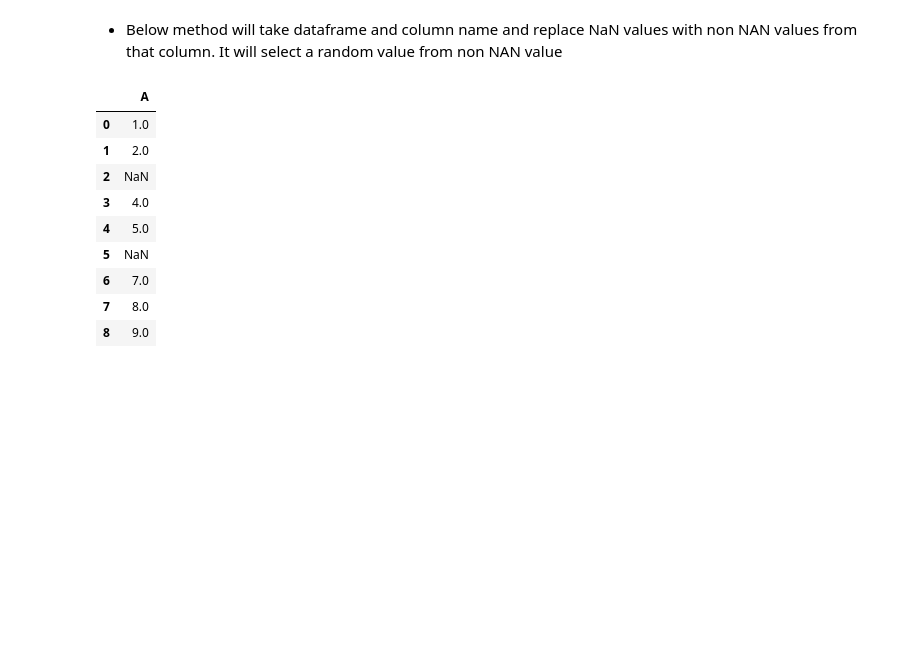
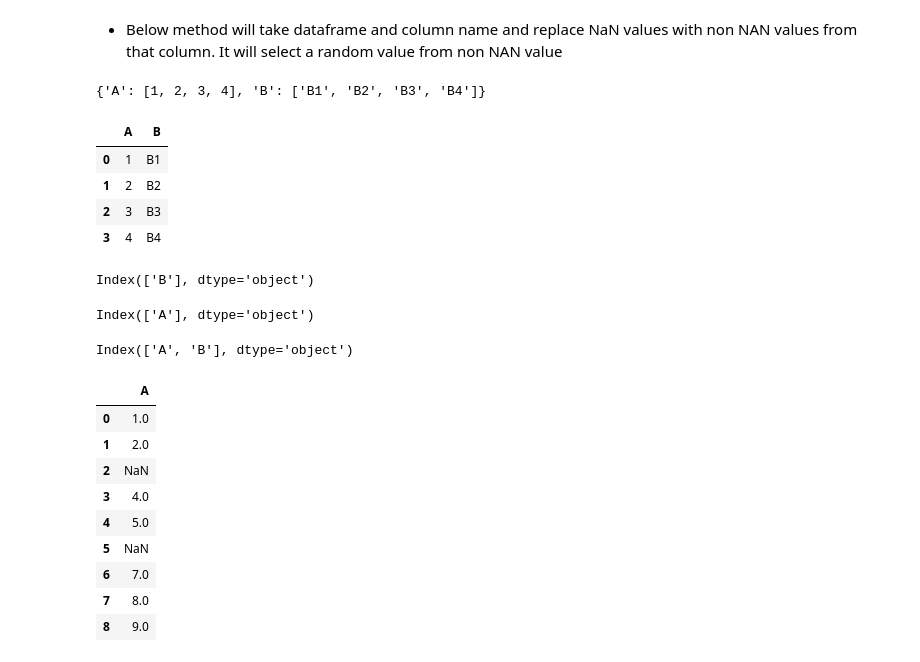
Before and after one commit to tanmaypatil/kaggle-learning, a Jupyter notebook: library_functions.ipynb, the cells around one changed output. Cells and saved outputs as stored; diff of their text form; code cells hidden in the pictures; blank space fills up the shorter version.

```diff
--- a/library_functions.ipynb
+++ b/library_functions.ipynb
@@ -90,2 +107,19 @@ def append_index(df , new_index):
+# %%
+data1 = { 'A' : [ 1, 2,3,4 ] , 'B' : [ "B1","B2","B3","B4"] }
+# %%
+data1
+# %% [output]
+{'A': [1, 2, 3, 4], 'B': ['B1', 'B2', 'B3', 'B4']}
+# %%
+import pandas as pd
+df3 = pd.DataFrame(data1)
+# %%
+df3
+# %% [output]
+|  | A | B |
+| 0 | 1 | B1 |
+| 1 | 2 | B2 |
+| 2 | 3 | B3 |
+| 3 | 4 | B4 |
 # %%
 data = {'A': [1, 2, np.nan, 4, 5, np.nan, 7, 8, 9]}
@@ -92,3 +129,16 @@ data = {'A': [1, 2, np.nan, 4, 5, np.nan, 7, 8, 9]}
+# %%
+categorical_features
+# %% [output]
+Index(['B'], dtype='object')
+# %%
+numerical_features
+# %% [output]
+Index(['A'], dtype='object')
+# %%
+f = append_index(numerical_features,categorical_features)
+f
+# %% [output]
+Index(['A', 'B'], dtype='object')
 # %%
 df = pd.DataFrame(data)
 # %%
```
Also changed, not shown: parts of 5 cells of this notebook, 1 other file.
